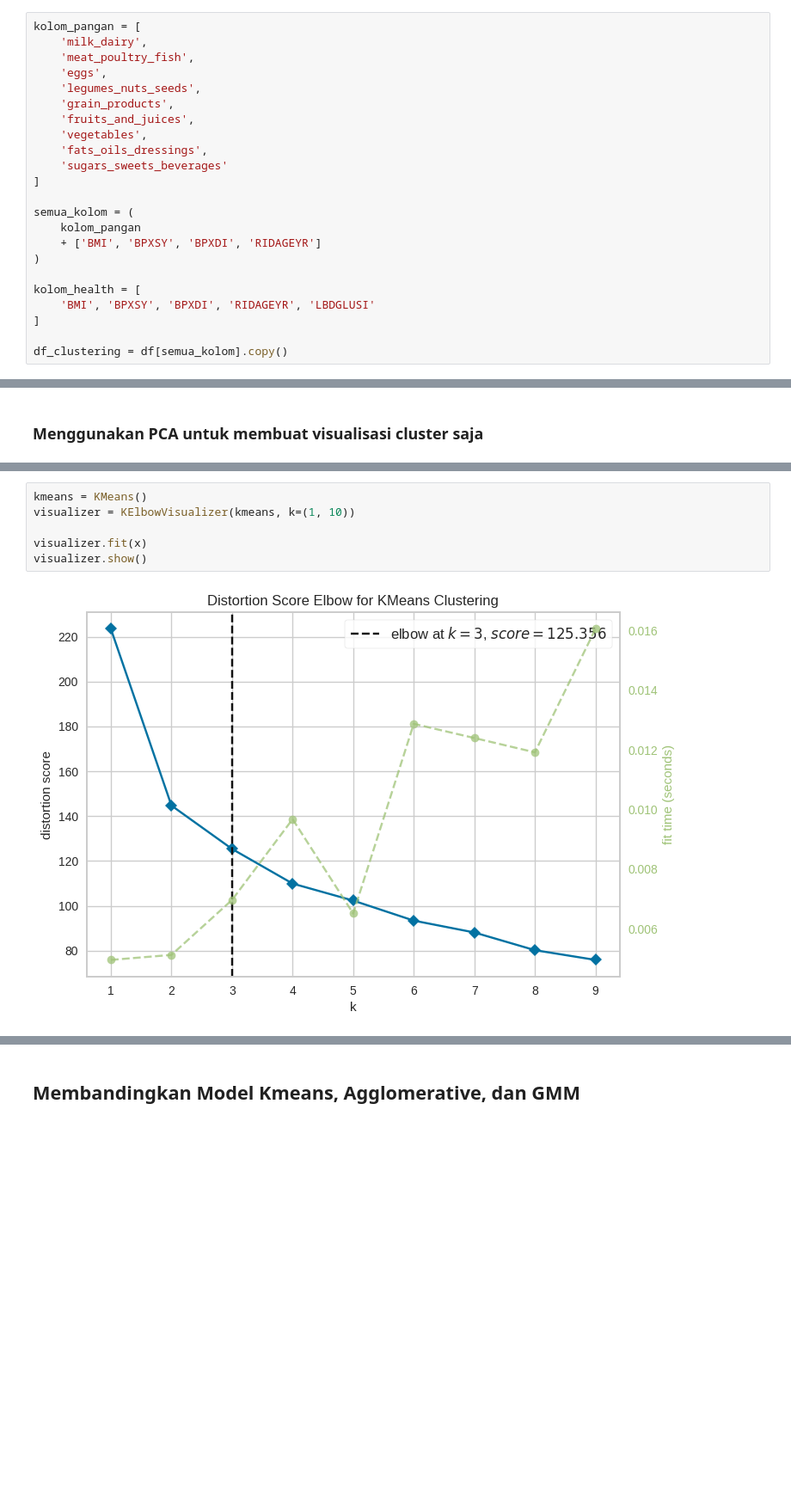
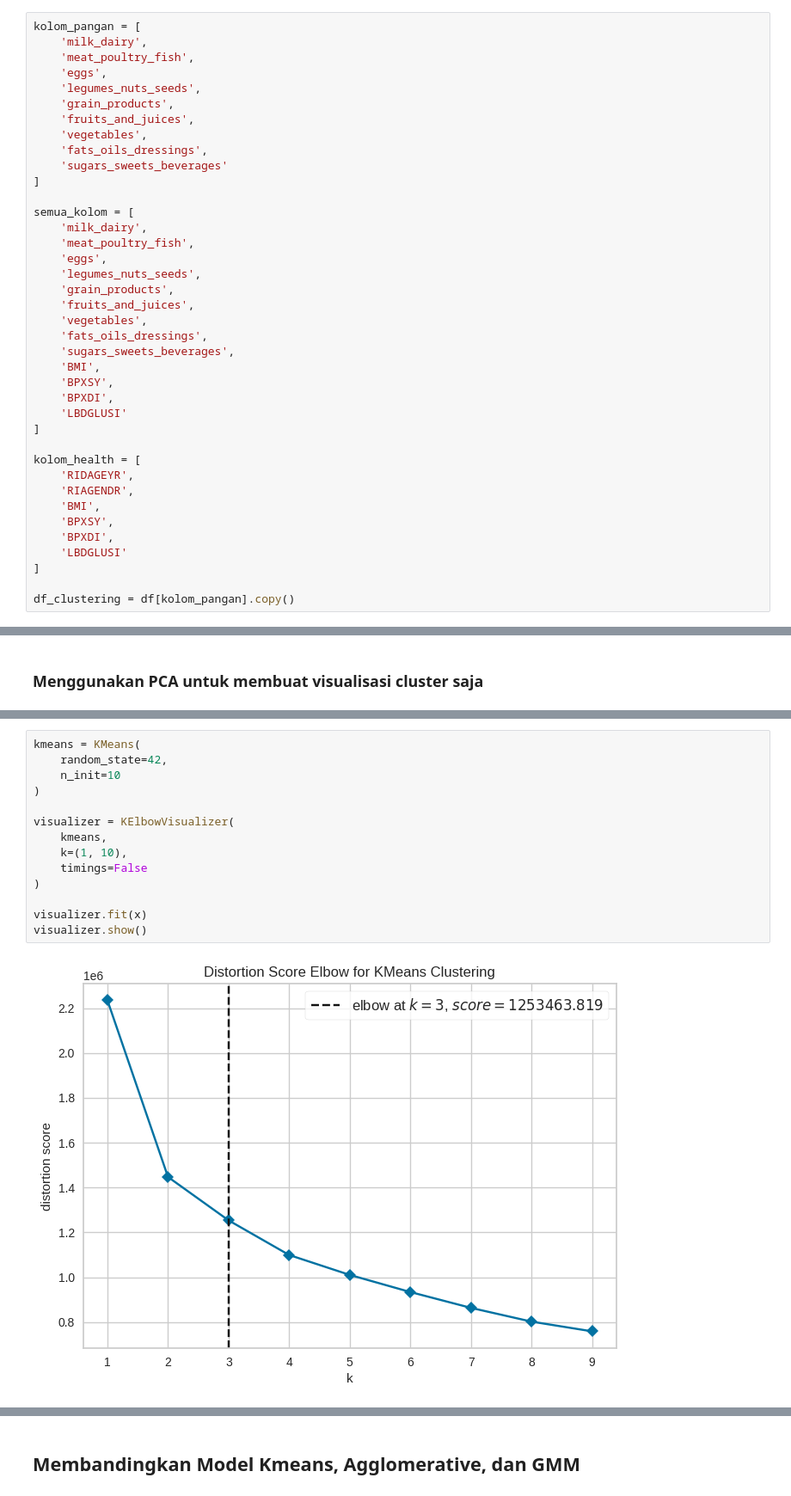
Before and after one commit to KhalilPradiptaLee/nhanes-dietary-pattern-clustering, a Jupyter notebook: 05_NHANES_Pola_Makan_&_Diabetes_2017_2018_Clustering.ipynb, the cells around one changed output, grey strips where cells are left out. Shown at 86% size. Cells and saved outputs as stored; diff of their text form; blank space fills up the shorter version.

```diff
--- a/05_NHANES_Pola_Makan_&_Diabetes_2017_2018_Clustering.ipynb
+++ b/05_NHANES_Pola_Makan_&_Diabetes_2017_2018_Clustering.ipynb
@@ -161,15 +157,31 @@ kolom_pangan = [
     'sugars_sweets_beverages'
 ]
 
-semua_kolom = (
-    kolom_pangan
-    + ['BMI', 'BPXSY', 'BPXDI', 'RIDAGEYR']
-)
+semua_kolom = [
+    'milk_dairy',
+    'meat_poultry_fish',
+    'eggs',
+    'legumes_nuts_seeds',
+    'grain_products',
+    'fruits_and_juices',
+    'vegetables',
+    'fats_oils_dressings',
+    'sugars_sweets_beverages',
+    'BMI',
+    'BPXSY',
+    'BPXDI',
+    'LBDGLUSI'
+]
 
 kolom_health = [
-    'BMI', 'BPXSY', 'BPXDI', 'RIDAGEYR', 'LBDGLUSI'
+    'RIDAGEYR',
+    'RIAGENDR',
+    'BMI',
+    'BPXSY',
+    'BPXDI',
+    'LBDGLUSI'
 ]
 
-df_clustering = df[semua_kolom].copy()
+df_clustering = df[kolom_pangan].copy()
 # %%
 x = df_clustering[kolom_pangan]
@@ -195,11 +190,19 @@ x = df_clustering[kolom_pangan]
 # %%
-kmeans = KMeans()
-visualizer = KElbowVisualizer(kmeans, k=(1, 10))
+kmeans = KMeans(
+    random_state=42,
+    n_init=10
+)
+
+visualizer = KElbowVisualizer(
+    kmeans,
+    k=(1, 10),
+    timings=False
+)
 
 visualizer.fit(x)
 visualizer.show()
 # %% [output]
-[figure, old version]
+[figure, new version]
 <Axes: title={'center': 'Distortion Score Elbow for KMeans Clustering'}, xlabel='k', ylabel='distortion score'>
 # %% [markdown]
 ## **Membandingkan Model Kmeans, Agglomerative, dan GMM**
```
Also changed, not shown: parts of 32 cells of this notebook, 3 other files.
